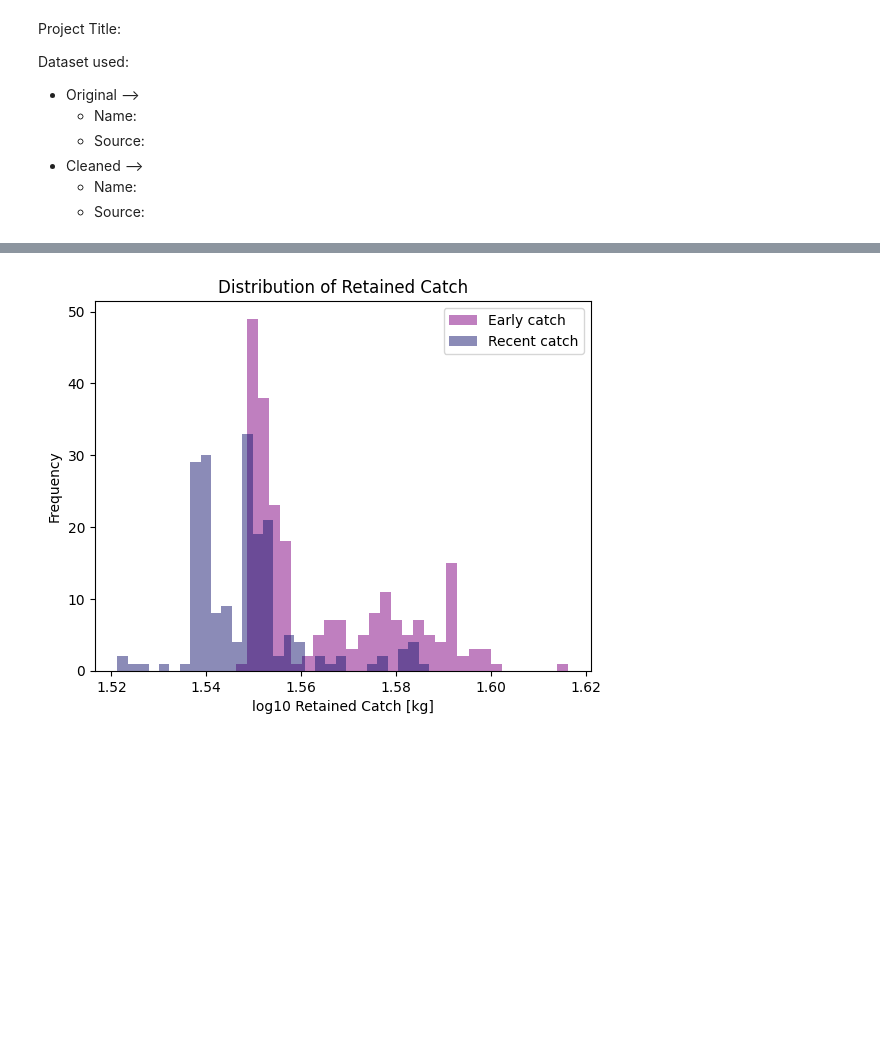
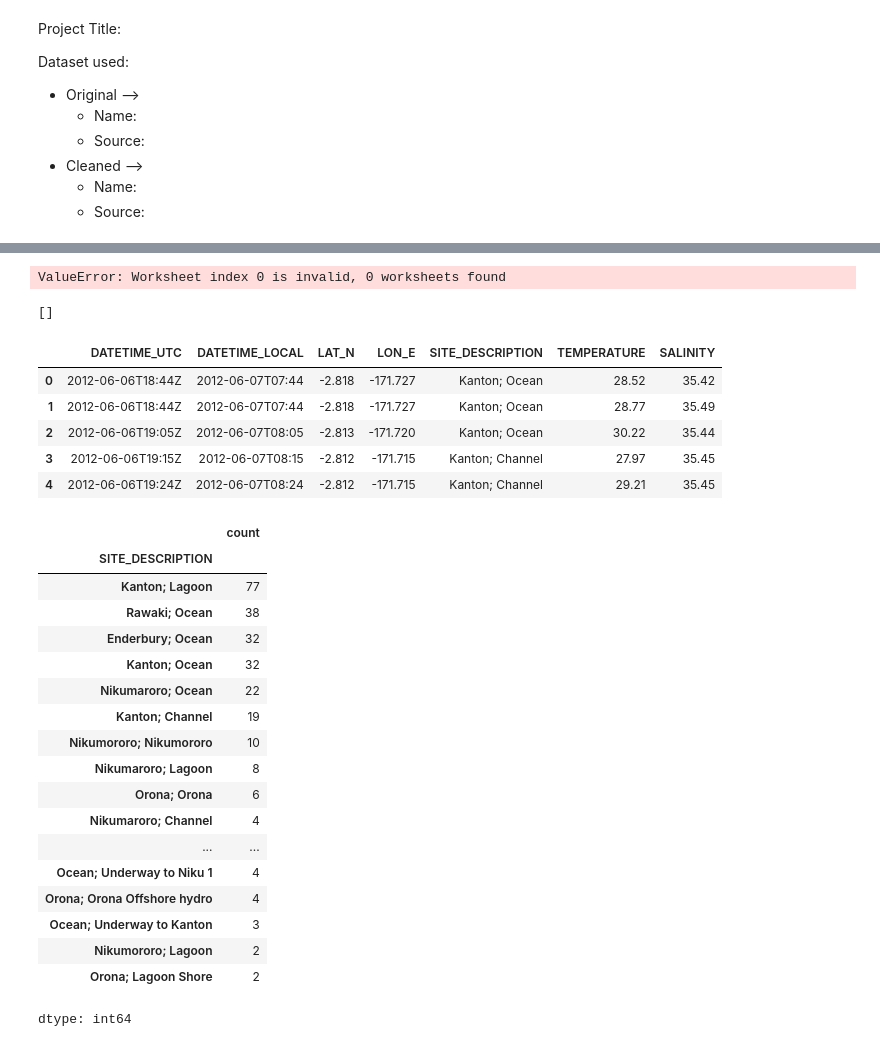
Before and after one commit to me1-3/Emsc2010-A3, a Jupyter notebook: EMSC2010_A3.ipynb, the cells around one changed output, grey strips where cells are left out. Drawn from its saved outputs; the diff is of its cells as text; code cells hidden in the pictures; blank space fills up the shorter version.

```diff
--- a/EMSC2010_A3.ipynb
+++ b/EMSC2010_A3.ipynb
@@ -64,15 +42,50 @@ data_recent = np.log10(data_recent)
-# %%
-#PLOT HISTOGRAMS TO VISUALISE DISTRIBUTION OF CATCH FOR EACH GROUP
-plt.hist(data_early, bins=30, alpha=0.5, color='purple', label='Early (<=2012)')
-plt.hist(data_recent, bins=30, alpha=0.5, color='midnightblue', label='Recent (>=2013)')
-
-#LABELS
-plt.xlabel("log10 of Ocean Salinity [psu]")
-plt.ylabel("Frequency")
-plt.title("Distribution of Retained Catch")
-plt.legend(["Early catch", "Recent catch"])
-
-#SHOW
-plt.show() #show plot
-# %% [output]
-[figure, removed]
+# %%
+# Load the cleaned coral cover dataset from the Excel file
+spreadsheet_name = 'weekly_dock_samples.xlsx'
+df = pd.read_excel(spreadsheet_name)
+# %% [output]
+ValueError: Worksheet index 0 is invalid, 0 worksheets found
+# %%
+xls = pd.ExcelFile(spreadsheet_name)
+print(xls.sheet_names)
+# %% [output]
+[]
+# %%
+# Clean column names by removing extra spaces, making names uppercase, and replacing spaces with underscores
+
+df.columns = df.columns.str.strip().str.upper().str.replace(' ', '_')
+
+# Display the first few rows to check that the dataset loaded correctly
+
+df.head()
+# %% [output]
+|  | DATETIME_UTC | DATETIME_LOCAL | LAT_N | LON_E | SITE_DESCRIPTION | TEMPERATURE | SALINITY |
+| 0 | 2012-06-06T18:44Z | 2012-06-07T07:44 | -2.818 | -171.727 | Kanton; Ocean | 28.52 | 35.42 |
+| 1 | 2012-06-06T18:44Z | 2012-06-07T07:44 | -2.818 | -171.727 | Kanton; Ocean | 28.77 | 35.49 |
+| 2 | 2012-06-06T19:05Z | 2012-06-07T08:05 | -2.813 | -171.720 | Kanton; Ocean | 30.22 | 35.44 |
+| 3 | 2012-06-06T19:15Z | 2012-06-07T08:15 | -2.812 | -171.715 | Kanton; Channel | 27.97 | 35.45 |
+| 4 | 2012-06-06T19:24Z | 2012-06-07T08:24 | -2.812 | -171.715 | Kanton; Channel | 29.21 | 35.45 |
+# %%
+# Count how many observations are available for each site
+
+df["SITE_DESCRIPTION"].value_counts()
+# %% [output]
+|  | count |
+| SITE_DESCRIPTION |  |
+| Kanton; Lagoon | 77 |
+| Rawaki; Ocean | 38 |
+| Enderbury; Ocean | 32 |
+| Kanton; Ocean | 32 |
+| Nikumaroro; Ocean | 22 |
+| Kanton; Channel | 19 |
+| Nikumororo; Nikumororo | 10 |
+| Nikumaroro; Lagoon | 8 |
+| Orona; Orona | 6 |
+| Nikumaroro; Channel | 4 |
+| ... | ... |
+| Ocean; Underway to Niku 1 | 4 |
+| Orona; Orona Offshore hydro | 4 |
+| Ocean; Underway to Kanton | 3 |
+| Nikumororo; Lagoon | 2 |
+| Orona; Lagoon Shore | 2 |
+dtype: int64
```
Also changed, not shown: parts of 10 cells of this notebook.
